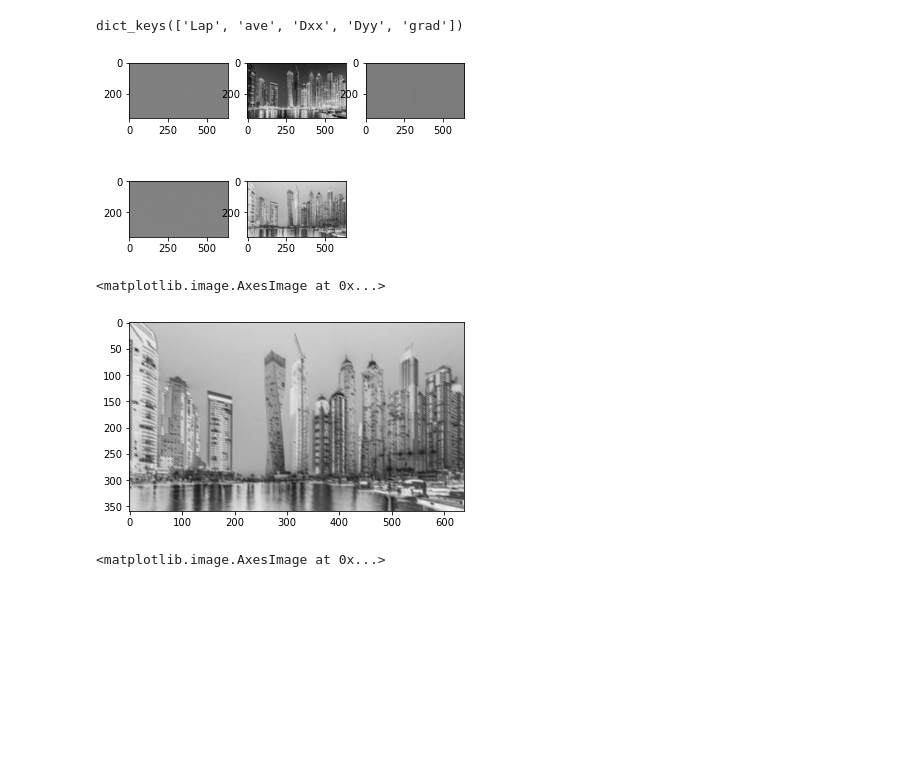
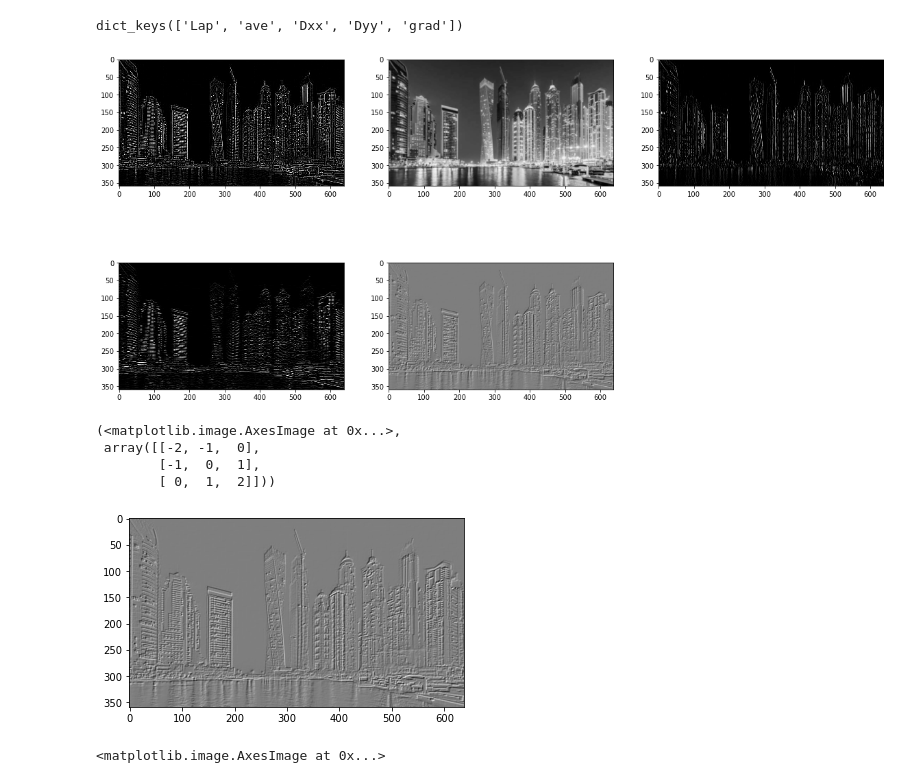
Before and after one commit to huiprobable/MATH473F22CSULB, a Jupyter notebook: Lectures/Lec11_Convolution.ipynb, the cells around one changed output. Saved outputs shown, nothing was run; the diff lists cells and outputs as text; code cells hidden in the pictures; blank space fills up the shorter version.

```diff
--- a/Lectures/Lec11_Convolution.ipynb
+++ b/Lectures/Lec11_Convolution.ipynb
@@ -70,25 +70,32 @@ ker_choices = {'Lap':np.array([[-1, -1, -1], [-1, 8, -1], [-1, -1, -1]]),
               'ave':np.array([[1, 1, 1], [1, 1, 1], [1, 1, 1]])/9,
               'Dxx':np.array([[-1, 2, -1], [-1, 2, -1], [-1, 2, -1]]),
               'Dyy':np.array([[-1, -1, -1], [2, 2, 2], [-1, -1, -1]]),
-              'grad':np.array([[-2, -1, 0], [-1, 2, -1], [0, -1, -2]])}
+              'grad':np.array([[-2, -1, 0], [-1, 0, 1], [0, 1, 2]])}
 # %%
 ker_choices.keys()
 # %% [output]
 dict_keys(['Lap', 'ave', 'Dxx', 'Dyy', 'grad'])
 # %%
+plt.figure(figsize=[20,10])
 for i, key in enumerate(ker_choices.keys()):
     nt_convd = scipy.signal.convolve2d(nt_gray,ker_choices[key],mode='same',boundary='symm')
     plt.subplot(2,3,i+1)
-    plt.imshow(nt_convd,cmap="gray")
+    if i in [0,2,3]:
+        plt.imshow(nt_convd,cmap="gray",vmin=0, vmax=255)
+    else:
+        plt.imshow(nt_convd,cmap="gray")
 # %% [output]
-[figure, old version]
+[figure, new version]
 # %%
 nt_convd = scipy.signal.convolve2d(nt_gray,ker_choices['grad'],mode='same',boundary='symm')
 # %%
-plt.imshow(nt_convd,cmap="gray")
+plt.imshow(nt_convd,cmap="gray"), ker_choices['grad']
 # %% [output]
-<matplotlib.image.AxesImage at 0x...>
+(<matplotlib.image.AxesImage at 0x...>,
+ array([[-2, -1,  0],
+        [-1,  0,  1],
+        [ 0,  1,  2]]))
-[figure, old version]
+[figure, new version]
 # %%
 plt.imshow(nt_gray,cmap="gray")
 # %% [output]
```
Also changed, not shown: parts of 7 cells of this notebook.
